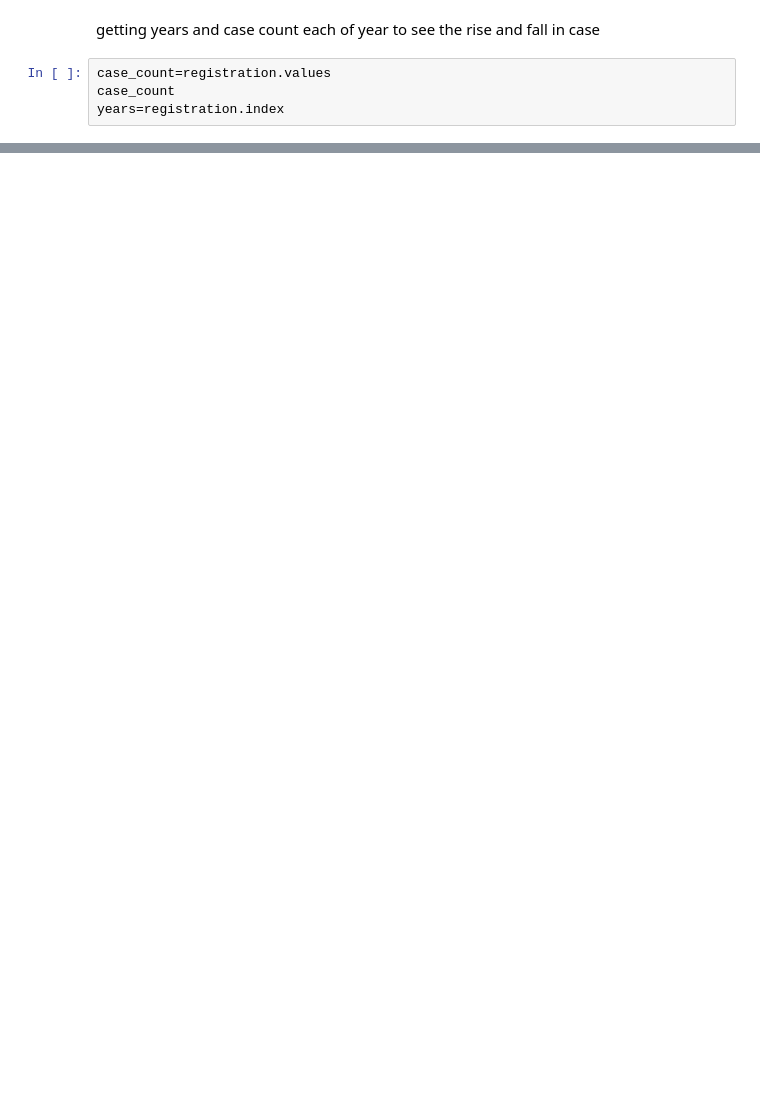
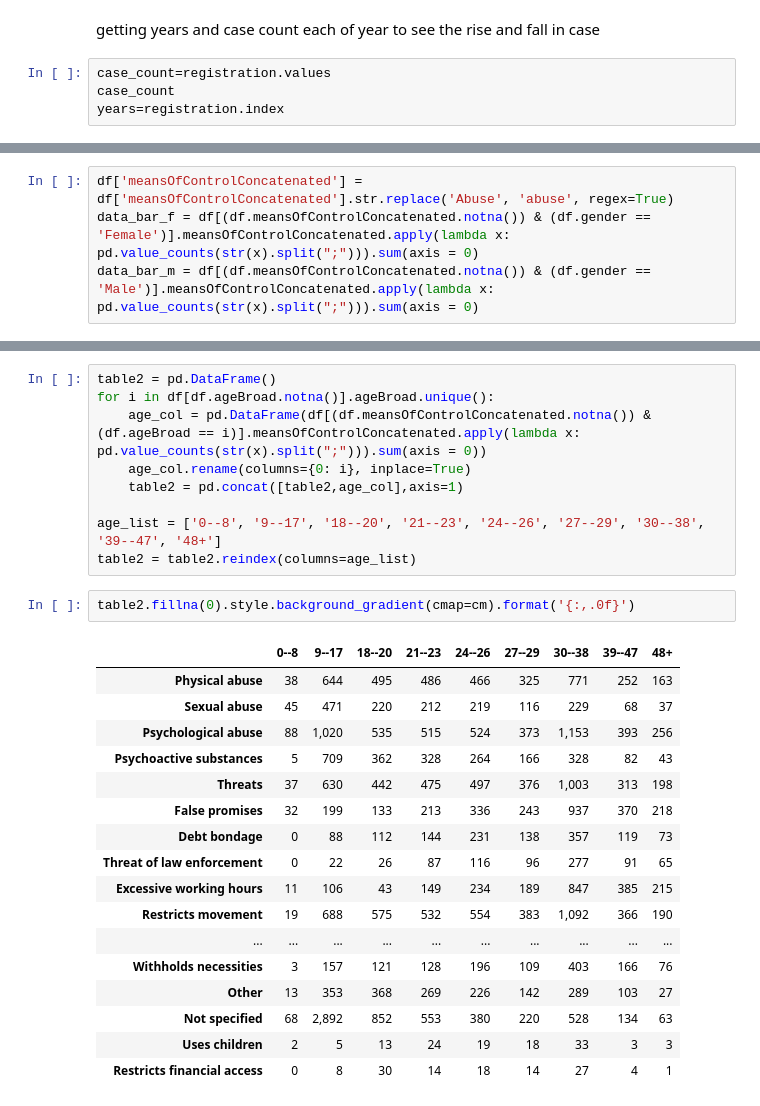
Before and after one commit to sachin701/ADVpython, a Jupyter notebook: ADV_Python_Project.ipynb, the cells around one changed output, grey strips where cells are left out. Drawn from its saved outputs; the diff is of its cells as text; blank space fills up the shorter version.

```diff
--- a/ADV_Python_Project.ipynb
+++ b/ADV_Python_Project.ipynb
@@ -107,0 +244,4 @@ plt
+# %%
+df['meansOfControlConcatenated'] = df['meansOfControlConcatenated'].str.replace('Abuse', 'abuse', regex=True)
+data_bar_f = df[(df.meansOfControlConcatenated.notna()) & (df.gender == 'Female')].meansOfControlConcatenated.apply(lambda x: pd.value_counts(str(x).split(";"))).sum(axis = 0)
+data_bar_m = df[(df.meansOfControlConcatenated.notna()) & (df.gender == 'Male')].meansOfControlConcatenated.apply(lambda x: pd.value_counts(str(x).split(";"))).sum(axis = 0)
@@ -107,0 +255,29 @@ plt
+# %%
+table2 = pd.DataFrame()
+for i in df[df.ageBroad.notna()].ageBroad.unique():
+    age_col = pd.DataFrame(df[(df.meansOfControlConcatenated.notna()) & (df.ageBroad == i)].meansOfControlConcatenated.apply(lambda x: pd.value_counts(str(x).split(";"))).sum(axis = 0))
+    age_col.rename(columns={0: i}, inplace=True)
+    table2 = pd.concat([table2,age_col],axis=1)
+
+age_list = ['0--8', '9--17', '18--20', '21--23', '24--26', '27--29', '30--38', '39--47', '48+']
+table2 = table2.reindex(columns=age_list)
+# %%
+table2.fillna(0).style.background_gradient(cmap=cm).format('{:,.0f}')
+# %% [output]
+|  | 0--8 | 9--17 | 18--20 | 21--23 | 24--26 | 27--29 | 30--38 | 39--47 | 48+ |
+| Physical abuse | 38 | 644 | 495 | 486 | 466 | 325 | 771 | 252 | 163 |
+| Sexual abuse | 45 | 471 | 220 | 212 | 219 | 116 | 229 | 68 | 37 |
+| Psychological abuse | 88 | 1,020 | 535 | 515 | 524 | 373 | 1,153 | 393 | 256 |
+| Psychoactive substances | 5 | 709 | 362 | 328 | 264 | 166 | 328 | 82 | 43 |
+| Threats | 37 | 630 | 442 | 475 | 497 | 376 | 1,003 | 313 | 198 |
+| False promises | 32 | 199 | 133 | 213 | 336 | 243 | 937 | 370 | 218 |
+| Debt bondage | 0 | 88 | 112 | 144 | 231 | 138 | 357 | 119 | 73 |
+| Threat of law enforcement | 0 | 22 | 26 | 87 | 116 | 96 | 277 | 91 | 65 |
+| Excessive working hours | 11 | 106 | 43 | 149 | 234 | 189 | 847 | 385 | 215 |
+| Restricts movement | 19 | 688 | 575 | 532 | 554 | 383 | 1,092 | 366 | 190 |
+| ... | ... | ... | ... | ... | ... | ... | ... | ... | ... |
+| Withholds necessities | 3 | 157 | 121 | 128 | 196 | 109 | 403 | 166 | 76 |
+| Other | 13 | 353 | 368 | 269 | 226 | 142 | 289 | 103 | 27 |
+| Not specified | 68 | 2,892 | 852 | 553 | 380 | 220 | 528 | 134 | 63 |
+| Uses children | 2 | 5 | 13 | 24 | 19 | 18 | 33 | 3 | 3 |
+| Restricts financial access | 0 | 8 | 30 | 14 | 18 | 14 | 27 | 4 | 1 |
```
Also changed, not shown: parts of 24 cells of this notebook.
